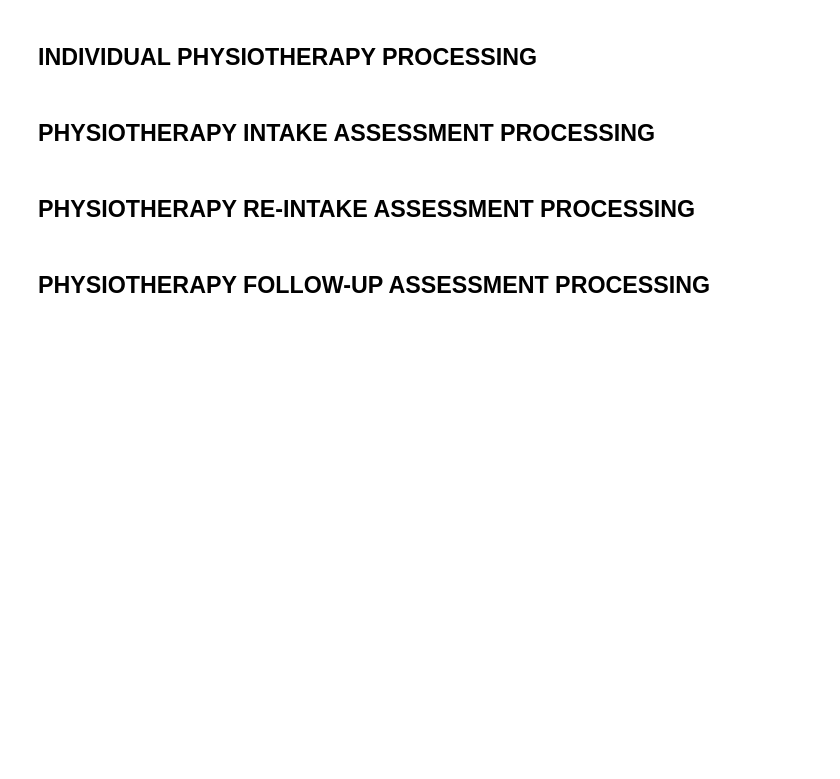
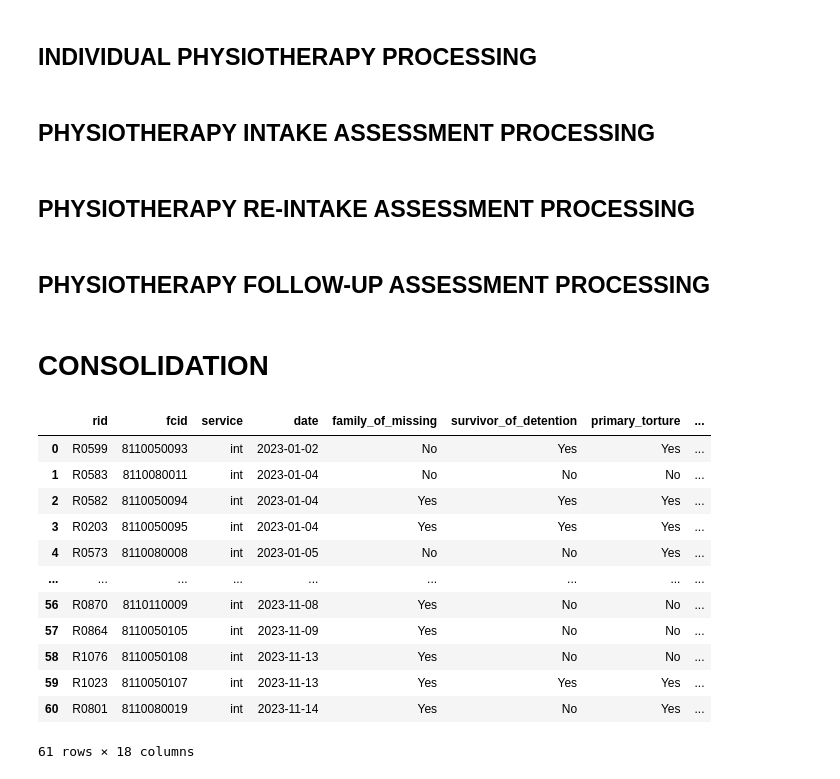
Before and after one commit to ModarYaghi/fc-performeter, a Jupyter notebook: notebooks/unvfvt.ipynb, the cells around one changed output. Saved outputs shown, nothing was run; the diff lists cells and outputs as text; code cells hidden in the pictures; blank space fills up the shorter version.

Commit message:
unvfvt annual report analysis

```diff
--- a/notebooks/unvfvt.ipynb
+++ b/notebooks/unvfvt.ipynb
@@ -273,3 +273,27 @@ unique_intake = intake.drop_duplicates(subset='rid', keep='last')
 # ptfua1223 = pd.merge(ptfua1223, unique_scr[['rid', 'sex', 'age']], on='rid', how='left')
 # ptfua1223_path = os.path.join(root, data, processed, "unvfvt23", "ptfua12Beneficiaries23.csv")
 # ptfua1223.to_csv(ptfua1223_path, index=False)
+# %% [markdown]
+# CONSOLIDATION
+# %%
+suffix = "Beneficiaries23.csv"
+# %%
+prefix = "int"
+# %%
+filename = os.path.join(unvfvt23, prefix + suffix)
+# %%
+pd.read_csv(filename)
+# %% [output]
+|  | rid | fcid | service | date | family_of_missing | survivor_of_detention | primary_torture | ... |
+| 0 | R0599 | 8110050093 | int | 2023-01-02 | No | Yes | Yes | ... |
+| 1 | R0583 | 8110080011 | int | 2023-01-04 | No | No | No | ... |
+| 2 | R0582 | 8110050094 | int | 2023-01-04 | Yes | Yes | Yes | ... |
+| 3 | R0203 | 8110050095 | int | 2023-01-04 | Yes | Yes | Yes | ... |
+| 4 | R0573 | 8110080008 | int | 2023-01-05 | No | No | Yes | ... |
+| ... | ... | ... | ... | ... | ... | ... | ... | ... |
+| 56 | R0870 | 8110110009 | int | 2023-11-08 | Yes | No | No | ... |
+| 57 | R0864 | 8110050105 | int | 2023-11-09 | Yes | No | No | ... |
+| 58 | R1076 | 8110050108 | int | 2023-11-13 | Yes | No | No | ... |
+| 59 | R1023 | 8110050107 | int | 2023-11-13 | Yes | Yes | Yes | ... |
+| 60 | R0801 | 8110080019 | int | 2023-11-14 | Yes | No | Yes | ... |
+61 rows × 18 columns
```
Also changed, not shown: parts of 2 cells of this notebook, 1 other file.
